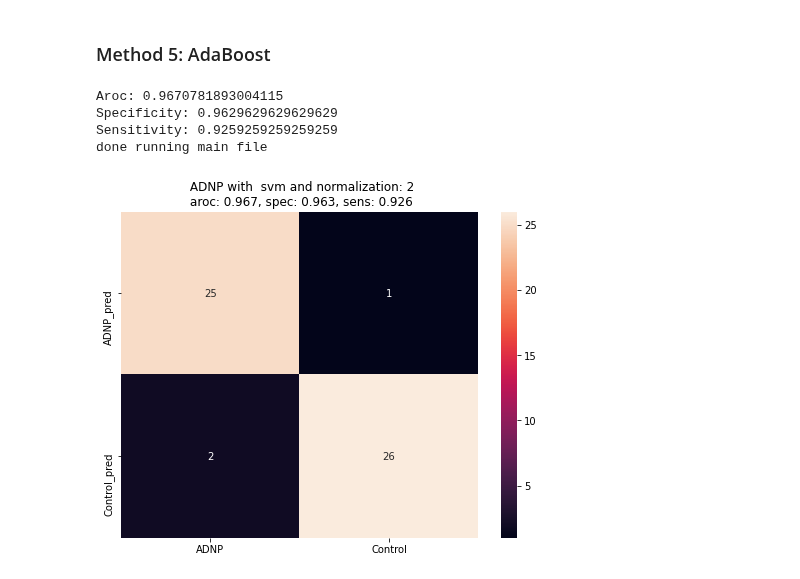
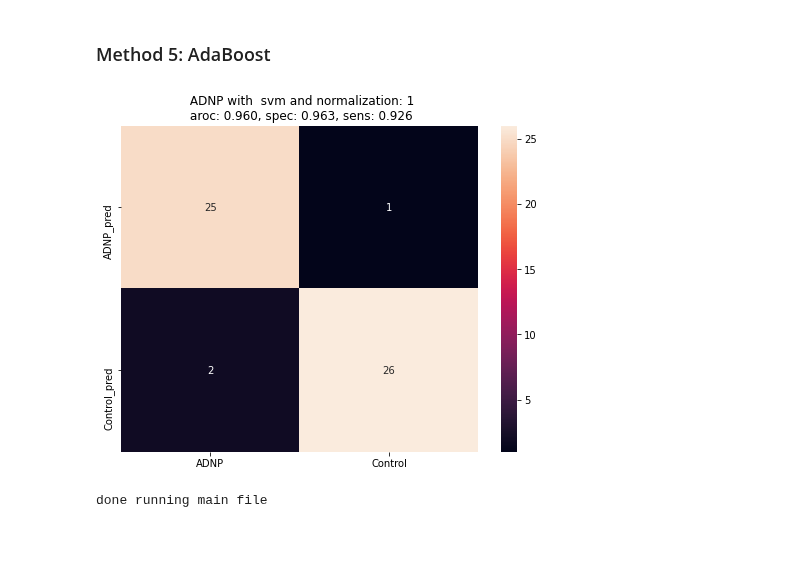
Before and after one commit to spatiebalk/face-classification, a Jupyter notebook: conf_matrix_generation.ipynb, the cells around one changed output. Drawn from its saved outputs; the diff is of its cells as text; code cells hidden in the pictures; blank space fills up the shorter version.

Commit message:
new conf plot adnp

```diff
--- a/conf_matrix_generation.ipynb
+++ b/conf_matrix_generation.ipynb
@@ -446,45 +446,42 @@ def main():
     classifier =  "svm"
 
     # parameters
-    params = ['linear']
+    params = ['sigmoid']
 
     # normalization
-    norm = 2
+    norm = 1
 
 
     ###################### UNMUTABLE CODE #######################
 
     data_dir = r"H:\Genetica Projecten\Facial Recognition\Studenten en Onderzoekers\Fien\{}".format(syn_name)
     nr_comps, data, labels = concatenate(syn_name, data_dir, data_combination, 300)
 
 
     if classifier == "knn":
         tn, fp, fn, tp, aroc  = knn_classifier_conf_matrix(data, labels, params[0], norm)
         plot_conf_matrix(tn, fp, fn, tp, aroc, syn_name, classifier, norm)
 
     if classifier == "svm":
         tn, fp, fn, tp, aroc  = svm_classifier_conf_matrix(data, labels, params[0], norm)
         plot_conf_matrix(tn, fp, fn, tp, aroc, syn_name, classifier, norm)
 
     if classifier == "random_forest":
         tn, fp, fn, tp, aroc  = rf_classifier_conf_matrix(data, labels, params[0], norm)
         plot_conf_matrix(tn, fp, fn, tp, aroc, syn_name, classifier, norm)
 
     if classifier == "gradient_boost":
         tn, fp, fn, tp, aroc  = gr_classifier_conf_matrix(data, labels, params[0], norm)
         plot_conf_matrix(tn, fp, fn, tp, aroc, syn_name, classifier, norm)
 
     if classifier == "ada_boost":
         tn, fp, fn, tp, aroc  = ada_classifier_conf_matrix(data, labels, params[0], norm)
         plot_conf_matrix(tn, fp, fn, tp, aroc, syn_name, classifier, norm)
 
 
     print("done running main file")
 
 main()
 # %% [output]
+[figure]
-Aroc: 0.9670781893004115
-Specificity: 0.9629629629629629
-Sensitivity: 0.9259259259259259
 done running main file
-[figure]
```
Also changed, not shown: parts of 1 cell of this notebook, 4 other files.
